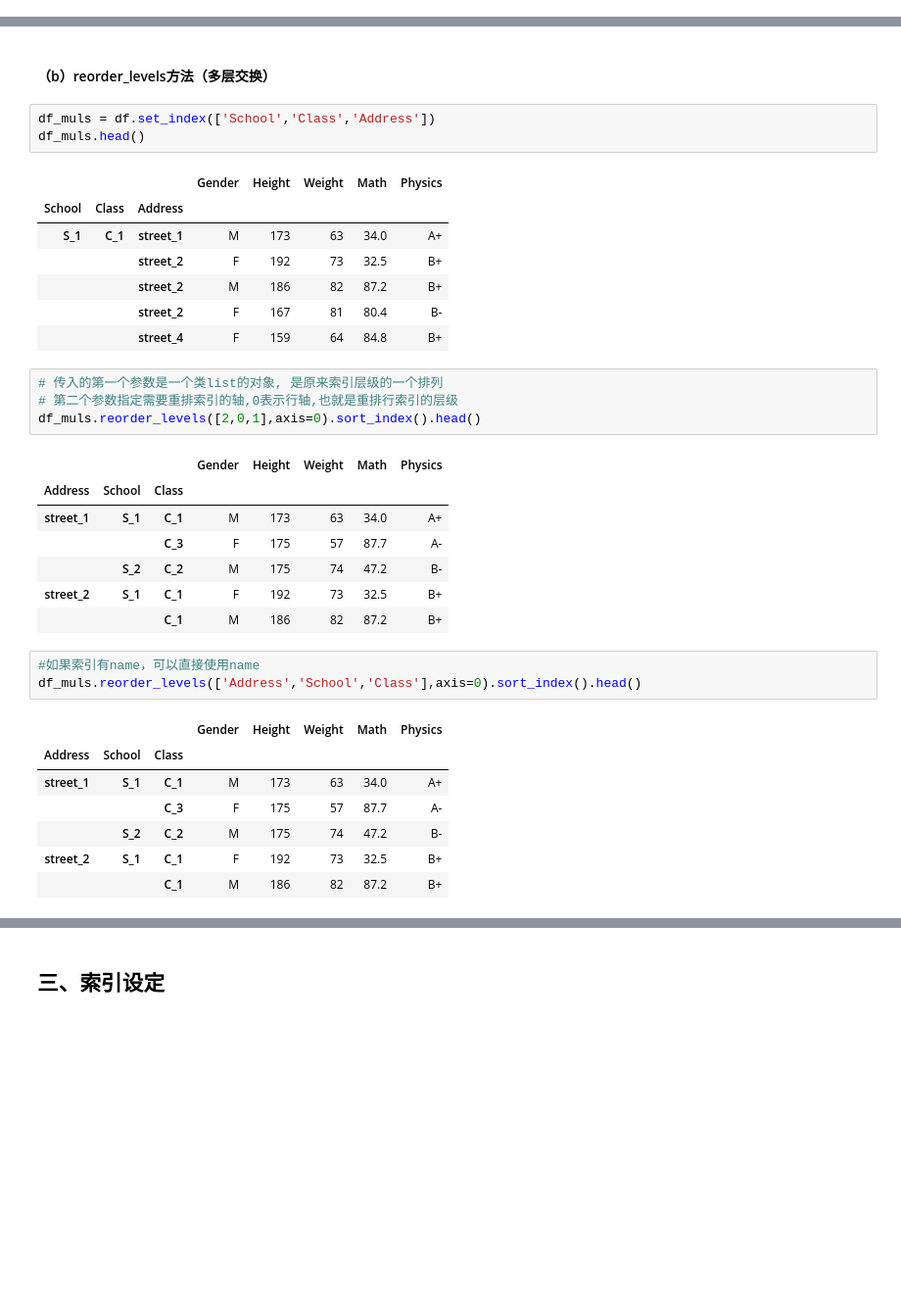
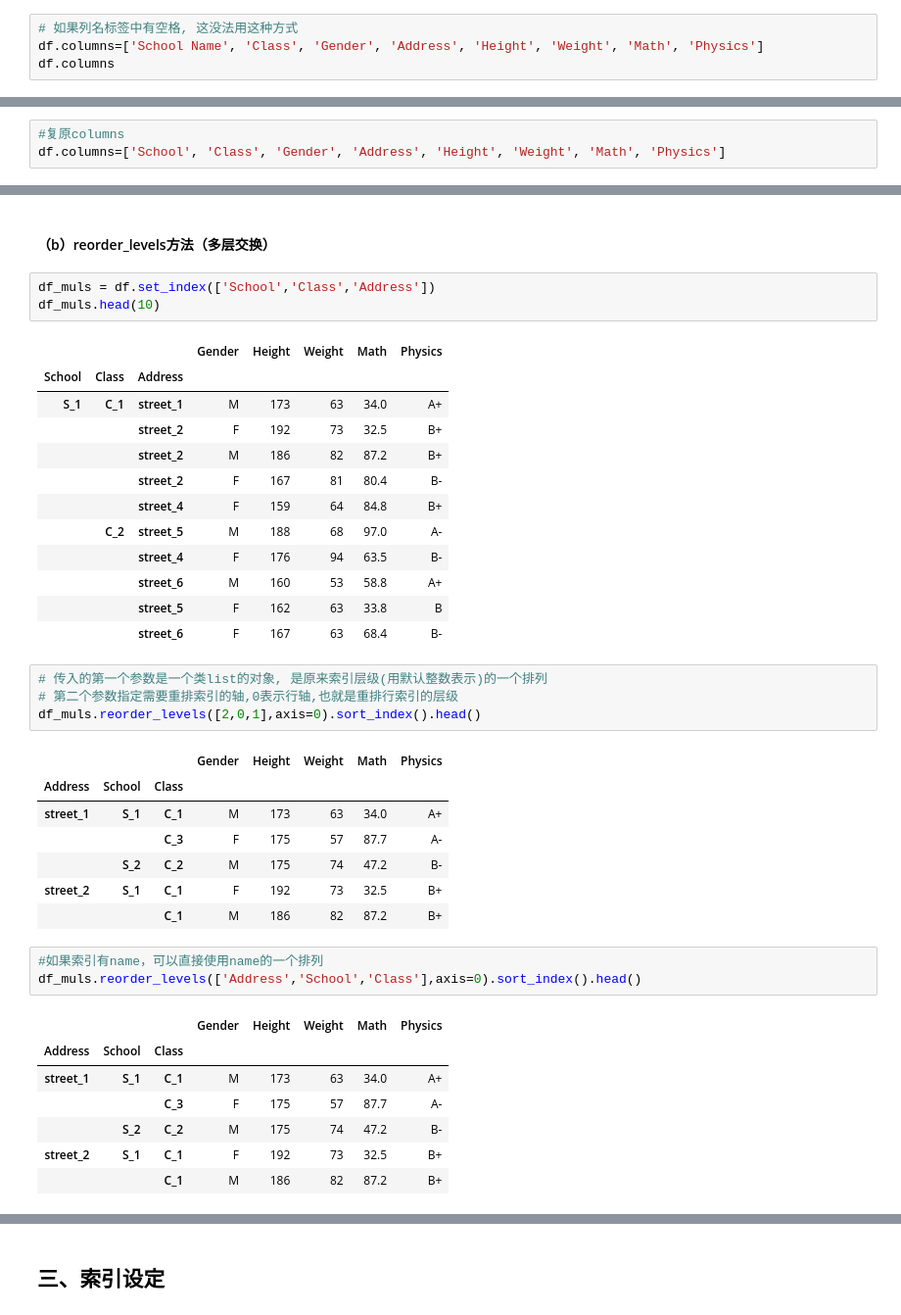
Before and after one commit to flashriver/joyfull_pandas, a Jupyter notebook: 02.ipynb, the cells around one changed output, grey strips where cells are left out. Shown at 98% size. Cells and saved outputs as stored; diff of their text form; blank space fills up the shorter version.

```diff
--- a/02.ipynb
+++ b/02.ipynb
@@ -515,3 +742,7 @@ ID
 1104    S_1
 1105    S_1
 Name: School, dtype: object
+# %%
+# 如果列名标签中有空格, 这没法用这种方式
+df.columns=['School Name', 'Class', 'Gender', 'Address', 'Height', 'Weight', 'Math', 'Physics']
+df.columns
@@ -518,3 +769,6 @@ Name: School, dtype: object
+# %%
+#复原columns
+df.columns=['School', 'Class', 'Gender', 'Address', 'Height', 'Weight', 'Math', 'Physics']
 # %% [markdown]
 #### ④ 多列索引：
 # %%
@@ -1352,17 +2111,22 @@ df_using_mul.swaplevel(i=1,j=0,axis=0).sort_index().head()
 #### （b）reorder_levels方法（多层交换）
 # %%
 df_muls = df.set_index(['School','Class','Address'])
-df_muls.head()
+df_muls.head(10)
 # %% [output]
 |  |  |  | Gender | Height | Weight | Math | Physics |
 | School | Class | Address |  |  |  |  |  |
 | S_1 | C_1 | street_1 | M | 173 | 63 | 34.0 | A+ |
 |  |  | street_2 | F | 192 | 73 | 32.5 | B+ |
 |  |  | street_2 | M | 186 | 82 | 87.2 | B+ |
 |  |  | street_2 | F | 167 | 81 | 80.4 | B- |
 |  |  | street_4 | F | 159 | 64 | 84.8 | B+ |
+|  | C_2 | street_5 | M | 188 | 68 | 97.0 | A- |
+|  |  | street_4 | F | 176 | 94 | 63.5 | B- |
+|  |  | street_6 | M | 160 | 53 | 58.8 | A+ |
+|  |  | street_5 | F | 162 | 63 | 33.8 | B |
+|  |  | street_6 | F | 167 | 63 | 68.4 | B- |
 # %%
-# 传入的第一个参数是一个类list的对象, 是原来索引层级的一个排列
+# 传入的第一个参数是一个类list的对象, 是原来索引层级(用默认整数表示)的一个排列
 # 第二个参数指定需要重排索引的轴,0表示行轴,也就是重排行索引的层级
 df_muls.reorder_levels([2,0,1],axis=0).sort_index().head()
 # %% [output]
@@ -1374,7 +2138,7 @@ df_muls.reorder_levels([2,0,1],axis=0).sort_index().head()
 | street_2 | S_1 | C_1 | F | 192 | 73 | 32.5 | B+ |
 |  |  | C_1 | M | 186 | 82 | 87.2 | B+ |
 # %%
-#如果索引有name，可以直接使用name
+#如果索引有name，可以直接使用name的一个排列
 df_muls.reorder_levels(['Address','School','Class'],axis=0).sort_index().head()
 # %% [output]
 |  |  |  | Gender | Height | Weight | Math | Physics |
```
Also changed, not shown: parts of 226 cells of this notebook.
